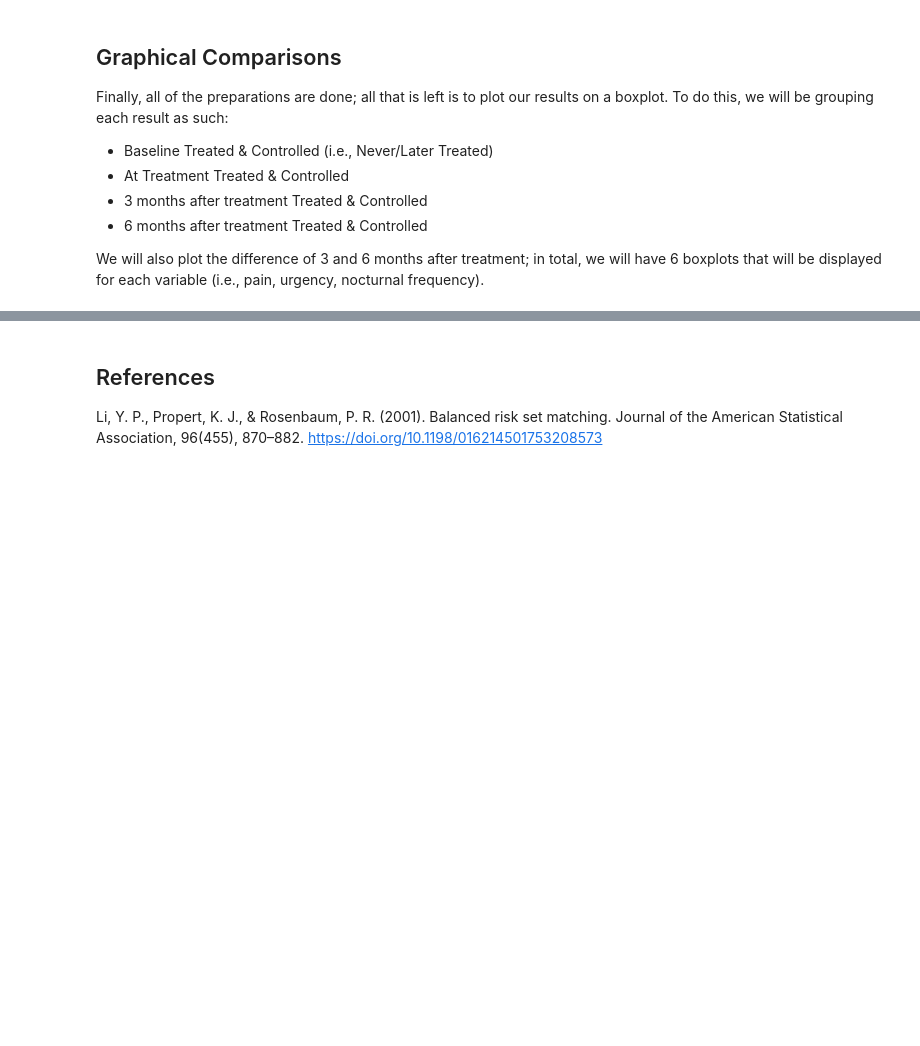
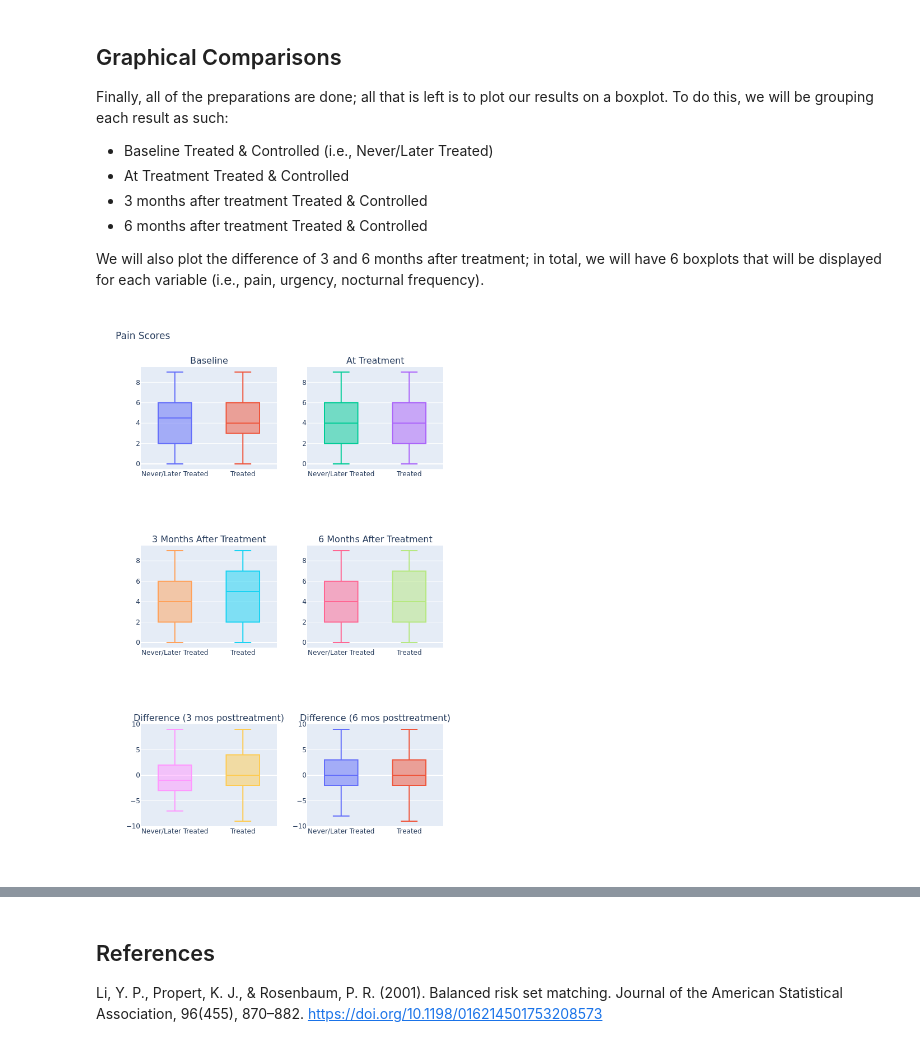
Before and after one commit to DestinEcarma/assignment-1-data-analytics, a Jupyter notebook: src/assignment.ipynb, the cells around one changed output, grey strips where cells are left out. Saved outputs shown, nothing was run; the diff lists cells and outputs as text; code cells hidden in the pictures; blank space fills up the shorter version.

Commit message:
feat: use static images instead of interactive plots

```diff
--- a/src/assignment.ipynb
+++ b/src/assignment.ipynb
@@ -400,3 +400,9 @@ def boxplots(column: str, name: str):
 boxplots("pain", "Pain Scores")
 boxplots("urgency", "Urgency Scores")
 boxplots("nocturnal frequency", "Nocturnal Frequency")
+# %%
+from IPython.display import Image
+
+Image("./assets/pain.png")
+# %% [output]
+[figure, added]
```
Also changed, not shown: parts of 3 cells of this notebook, 3 other files.
